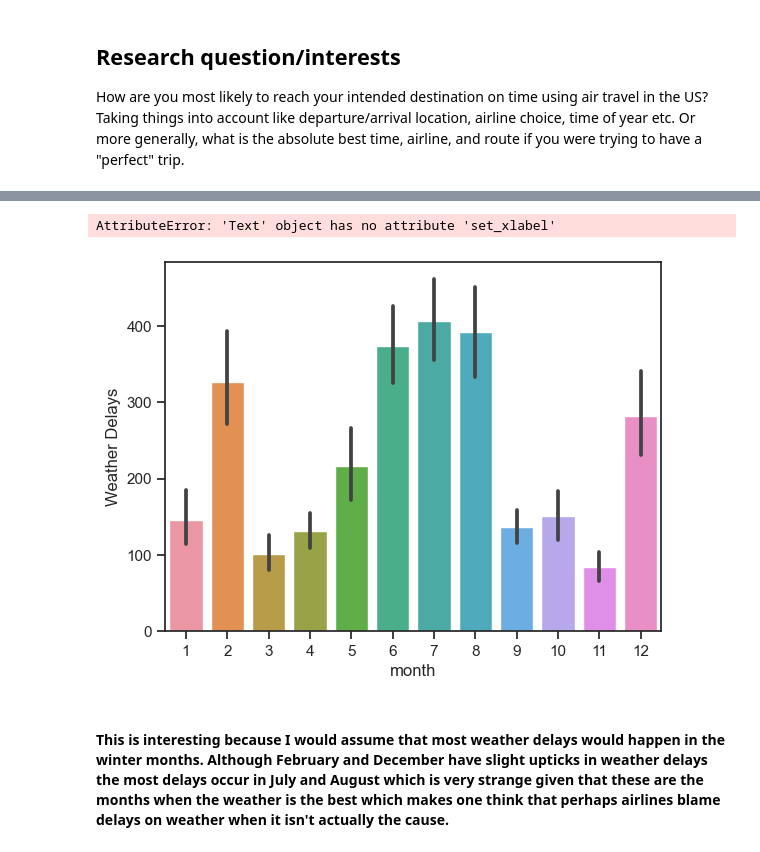
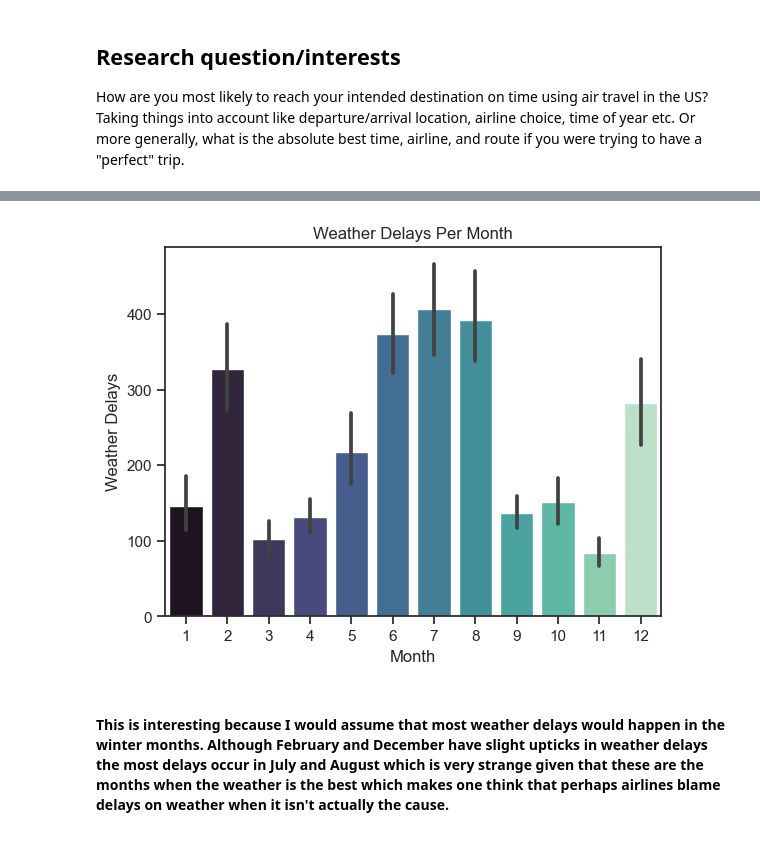
Before and after one commit to ubco-W2022T2-data301/project-group-group51, a Jupyter notebook: analysis/analysis1.ipynb, the cells around one changed output, grey strips where cells are left out. Saved outputs shown, nothing was run; the diff lists cells and outputs as text; code cells hidden in the pictures.

```diff
--- a/analysis/analysis1.ipynb
+++ b/analysis/analysis1.ipynb
@@ -11,4 +11,4 @@ import numpy as np
 from matplotlib import pyplot as plt
 import seaborn as sns
 from matplotlib.animation import FuncAnimation
-sns.set_theme(style="ticks",palette="mako")
+import ProjectFunctions1 as p1
@@ -41,9 +67,7 @@ airlinedata2.head()
 # %%
-bar=sns.barplot(data=airlinedata1,x='month',y='weather_delay').set_ylabel("Weather Delays")
-bar.set_xlabel("Month")
+bar=sns.barplot(data=airlinedata1,x='month',y='weather_delay',palette='mako').set(xlabel="Month",ylabel="Weather Delays",title="Weather Delays Per Month")
 # %% [output]
-AttributeError: 'Text' object has no attribute 'set_xlabel'
-[figure, old version]
+[figure, new version]
 # %% [markdown]
 #### This is interesting because I would assume that most weather delays would happen in the winter months. Although February and December have slight upticks in weather delays the most delays occur in July and August which is very strange given that these are the months when the weather is the best which makes one think that perhaps airlines blame delays on weather when it isn't actually the cause.
 # %%
```
Also changed, not shown: parts of 10 cells of this notebook, 1 other file.
